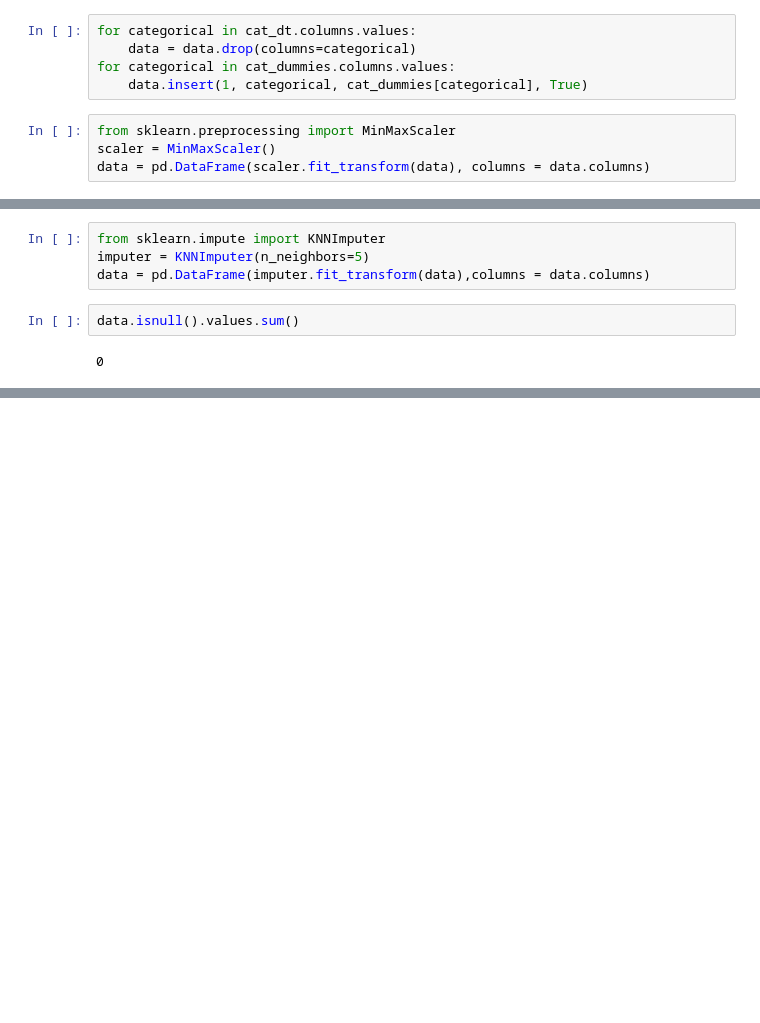
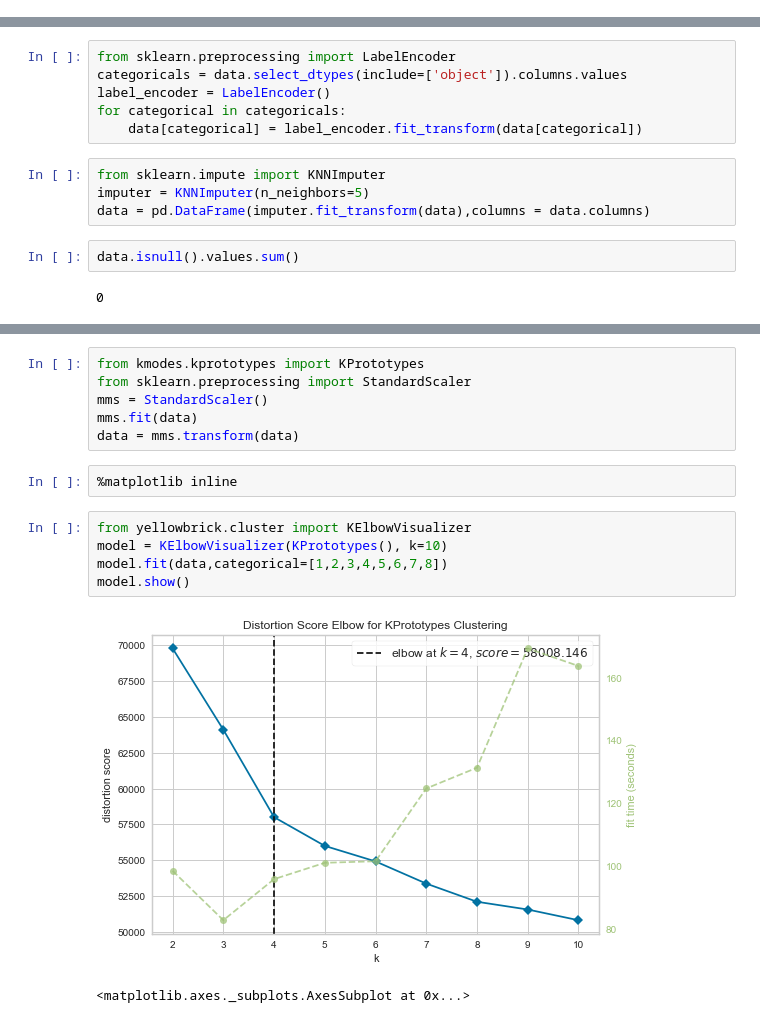
Before and after one commit to Mordyyy/Customer-Segmentation, a Jupyter notebook: Aroba18.ipynb, the cells around one changed output, grey strips where cells are left out. Drawn from its saved outputs; the diff is of its cells as text; blank space fills up the shorter version.

```diff
--- a/Aroba18.ipynb
+++ b/Aroba18.ipynb
@@ -167,9 +180,0 @@ cat_dummies = pd.get_dummies(cat_dt, drop_first=True)
-# %%
-for categorical in cat_dt.columns.values:
-    data = data.drop(columns=categorical)
-for categorical in cat_dummies.columns.values:
-    data.insert(1, categorical, cat_dummies[categorical], True)
-# %%
-from sklearn.preprocessing import MinMaxScaler
-scaler = MinMaxScaler()
-data = pd.DataFrame(scaler.fit_transform(data), columns = data.columns)
@@ -176,3 +186,9 @@ data = pd.DataFrame(scaler.fit_transform(data), columns = data.columns)
+# %%
+from sklearn.preprocessing import LabelEncoder
+categoricals = data.select_dtypes(include=['object']).columns.values
+label_encoder = LabelEncoder()
+for categorical in categoricals:
+    data[categorical] = label_encoder.fit_transform(data[categorical])
 # %%
 from sklearn.impute import KNNImputer
 imputer = KNNImputer(n_neighbors=5)
@@ -183,0 +209,16 @@ data.isnull().values.sum()
+# %%
+from kmodes.kprototypes import KPrototypes
+from sklearn.preprocessing import StandardScaler
+mms = StandardScaler()
+mms.fit(data)
+data = mms.transform(data)
+# %%
+%matplotlib inline
+# %%
+from yellowbrick.cluster import KElbowVisualizer
+model = KElbowVisualizer(KPrototypes(), k=10)
+model.fit(data,categorical=[1,2,3,4,5,6,7,8])
+model.show()
+# %% [output]
+[figure, added]
+<matplotlib.axes._subplots.AxesSubplot at 0x...>
```
Also changed, not shown: parts of 14 cells of this notebook.
